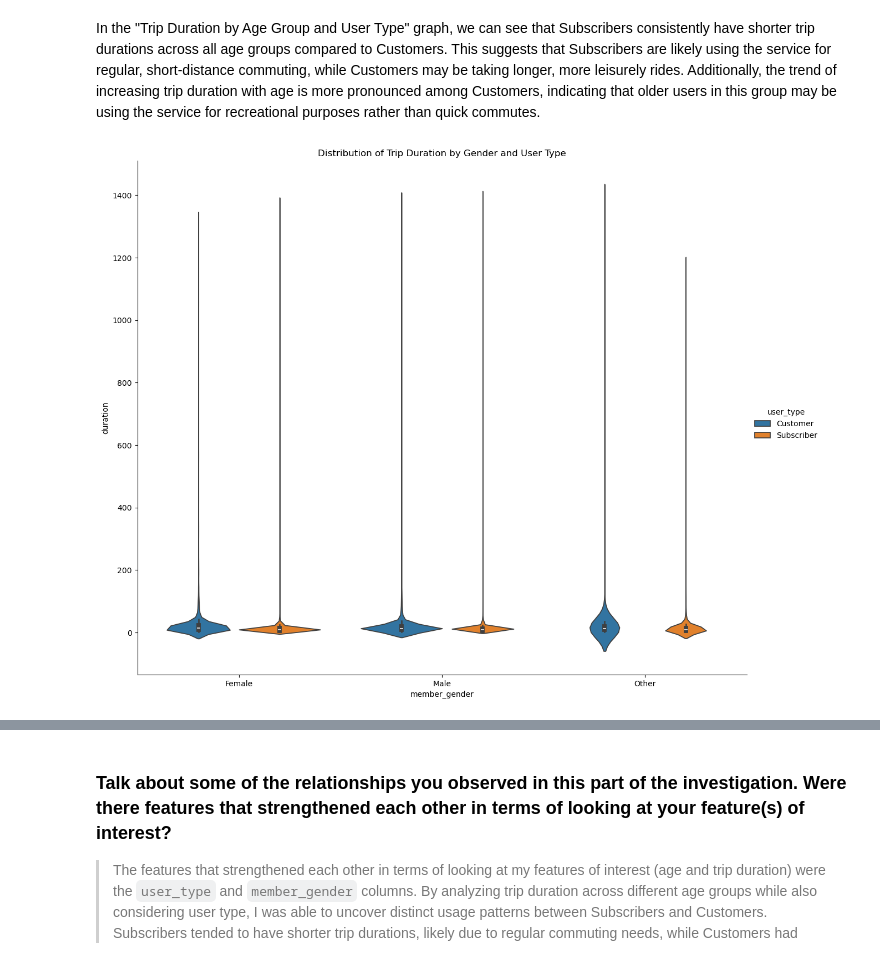
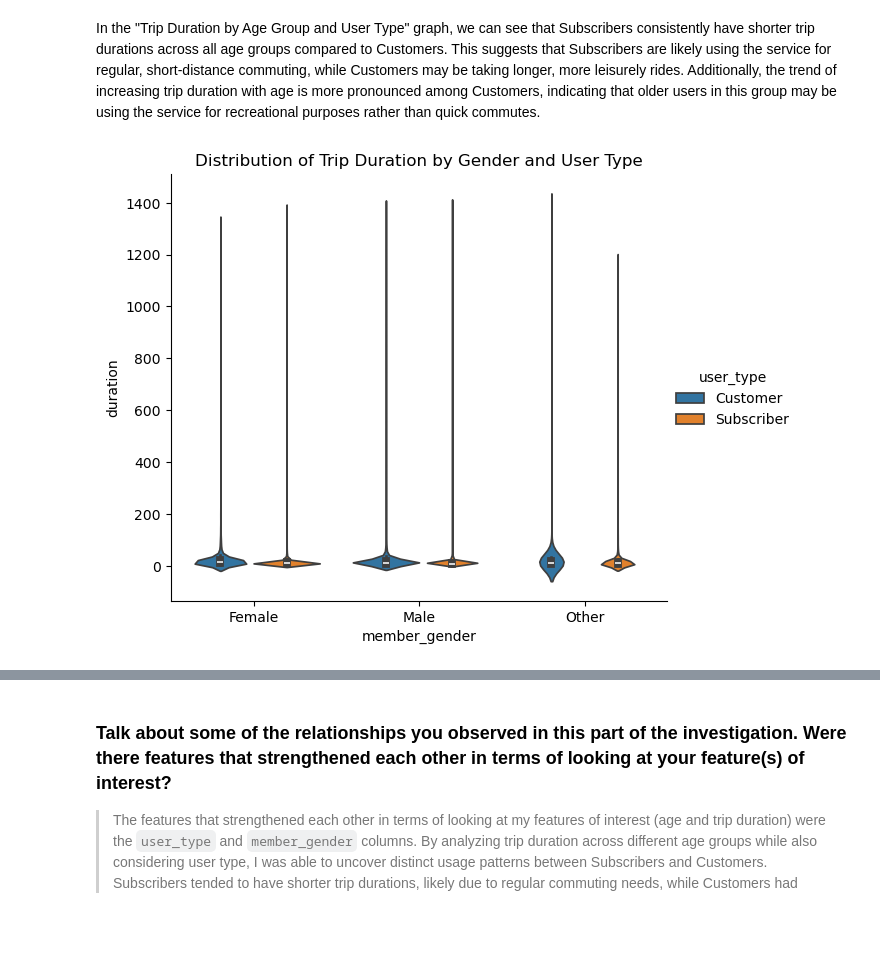
Before and after one commit to albertoivo/communicate-data-findings-dand, a Jupyter notebook: Part_I_exploration_template.ipynb, the cells around one changed output, grey strips where cells are left out. Drawn from its saved outputs; the diff is of its cells as text; code cells hidden in the pictures; blank space fills up the shorter version.

Commit message:
Implement facetgrid plot

```diff
--- a/Part_I_exploration_template.ipynb
+++ b/Part_I_exploration_template.ipynb
@@ -453,8 +457,8 @@ plt.show()
 # %% [markdown]
 In the "Trip Duration by Age Group and User Type" graph, we can see that Subscribers consistently have shorter trip durations across all age groups compared to Customers. This suggests that Subscribers are likely using the service for regular, short-distance commuting, while Customers may be taking longer, more leisurely rides. Additionally, the trend of increasing trip duration with age is more pronounced among Customers, indicating that older users in this group may be using the service for recreational purposes rather than quick commutes.
 # %%
-sns.catplot(data=df_clean, x="member_gender", y="duration", hue="user_type", kind="violin", height=10, aspect=1.2)
+sns.catplot(data=df_clean, x="member_gender", y="duration", hue="user_type", kind="violin", height=5, aspect=1.2)
 plt.title("Distribution of Trip Duration by Gender and User Type")
 plt.show()
 # %% [output]
-[figure, old version]
+[figure, new version]
```
Also changed, not shown: parts of 12 cells of this notebook.
